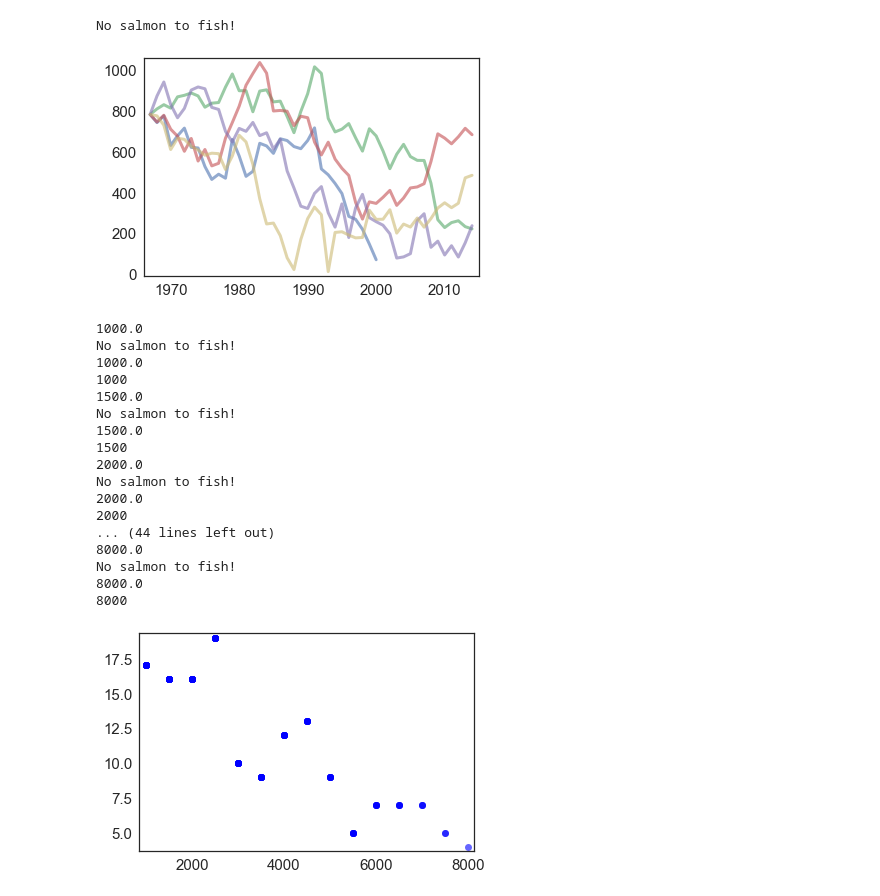
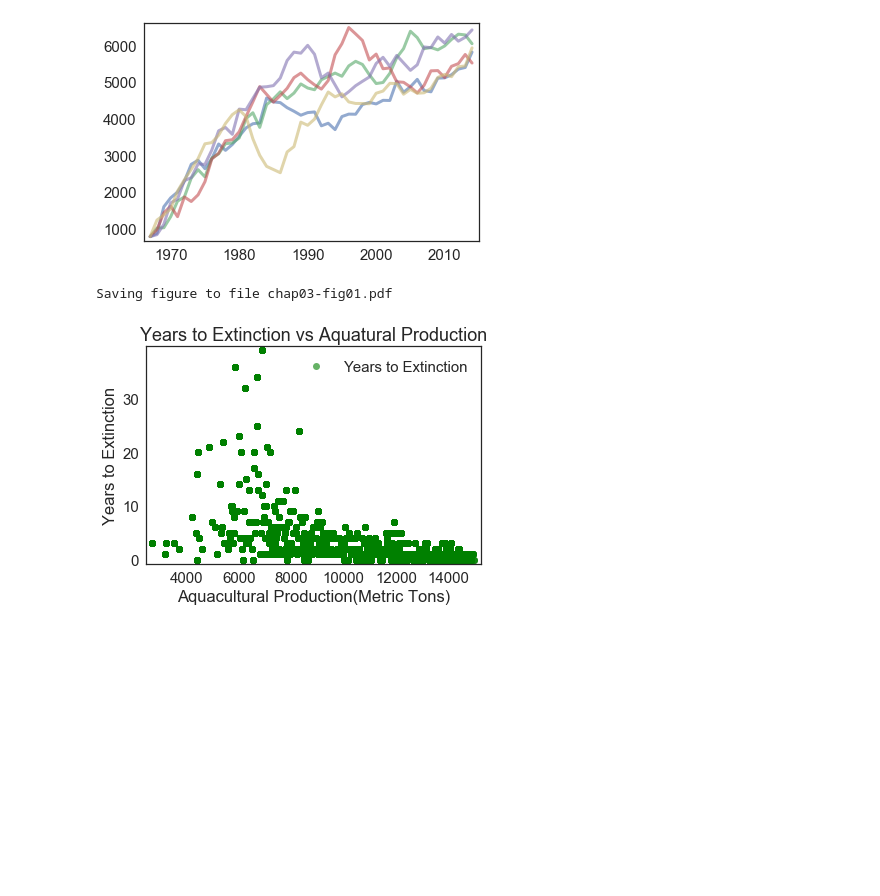
Before and after one commit to QingmuDeng/Project-1, a Jupyter notebook: Project One.ipynb, the cells around one changed output. Saved outputs shown, nothing was run; the diff lists cells and outputs as text; code cells hidden in the pictures; blank space fills up the shorter version.

```diff
--- a/Project One.ipynb
+++ b/Project One.ipynb
@@ -137,16 +145,16 @@ def salmon_update(system, t):
     elif system.returns[t] > 7500:
         n = .05 + .01 * np.random.randn(1)
     pop = system.returns[t] * (1+.5)'''
-    mu, sigma = 350, 200
-    birth = mu + sigma*np.random.randn(1, 1)
-    return birth
+    mu, sigma = 300, 120
+    growth = mu + sigma*np.random.randn(1, 1)
+    return growth
 
 def prdt_update(system, mu, t):
     n = 1
     if system.returns[t] > 10000:
         n = 12
     prdt = mu * n + system.sigma * np.random.randn(1)
-    return prdt / 50
+    return prdt / 20
 
 def run_simulation2(system, update_function1, update_function2, mu):
     system.returns = TimeSeries()
@@ -157,13 +165,13 @@ def run_simulation2(system, update_function1, update_function2, mu):
         #Current mu is the population
         #Comment out the following line and run run_simulation2(mu = values_to_sweep)
         mu = system.returns[year]
-
+        #mu = 8986
 
         fishing = update_function2(system, mu, year)
         if system.returns[year] - fishing < 0:
             print('No salmon to fish!')
             break
-        system.returns[year+1] = system.returns[year] - fishing
+        system.returns[year+1] = system.returns[year] - fishing + update_function1(system, year)
     return system.returns
 
 salmon = System(t0 = salmon_pop.index[0],
@@ -178,8 +186,7 @@ for i  in range(5):
 #30% Aquation
     plot(returns)
 # %% [output]
-No salmon to fish!
-[figure, old version]
+[figure, new version]
 # %%
 def run_simulation3(update_function1, update_function2, mu):
     system = System(t0 = salmon_pop.index[0],
@@ -187,7 +194,8 @@ def run_simulation3(update_function1, update_function2, mu):
                     p0 = salmon_pop.total[salmon_pop.index[0]],
                     sigma = 4035)
     t_end = 2500
-    print(mu)
+    #print(mu)
+
     system.returns = TimeSeries()
     system.returns[system.t0] = system.p0
     for year in range(system.t0, system.t_end):
@@ -195,43 +203,49 @@ def run_simulation3(update_function1, update_function2, mu):
         #Current mu is the population
         #Comment out the following line and run run_simulation2(mu = values_to_sweep)
         #mu = system.returns[year]
-
+        #mu = 8968
 
         fishing = update_function2(system, mu, year)
         if system.returns[year] - fishing < 0:
-            print('No salmon to fish!')
-            print(mu)
+            #print('No salmon to fish!')
+            #print(mu)
             index = int(mu)
-            print(index)
+            #print(index)
             years_to_extinct[index] = year - system.t0
             break
-        system.returns[year+1] = system.returns[year] - fishing
+        system.returns[year+1] = system.returns[year] - fishing + update_function1(system, year)
     return system
+# %%
+def salmon_update(system, t):
+    '''
+    n = None
+    if system.returns[t] < 3000:
+        n = .5 + 0.01 * np.random.randn(1)
+    elif 7500 > system.returns[t] > 3000:
+        n = .2 + 0.05 * np.random.randn(1)
+    elif system.returns[t] > 7500:
+        n = .05 + .01 * np.random.randn(1)
+    pop = system.returns[t] * (1+.5)'''
+    mu, sigma = 300, 100
+    growth = mu + sigma*np.random.randn(1, 1)
+    return growth
 # %%
 years_to_extinct = TimeSeries()
 newfig()
-for mu in linrange(1000, 8000, 500):
-    salmon = run_simulation3(salmon_update, prdt_update, mu)
+for prdt_mu in linrange(2000, 15000, 20):
+    salmon = run_simulation3(salmon_update, prdt_update, prdt_mu)
 #years_to_extinct[5000] = 150
 #years_to_extinct[7500] = 100
 #years_to_extinct[10000] = 50
-    plot(years_to_extinct, 'bo')
+    plot(years_to_extinct, 'go', label = 'Years to Extinction')
+
+def decoration():
+    decorate(title = 'Years to Extinction vs Aquatural Production',
+             xlabel = 'Aquacultural Production(Metric Tons)',
+             ylabel = 'Years to Extinction',
+             legend = True)
+decoration()
+savefig('chap03-fig01.pdf')
 # %% [output]
-1000.0
-No salmon to fish!
-1000.0
-1000
-1500.0
-No salmon to fish!
-1500.0
-1500
-2000.0
-No salmon to fish!
-2000.0
-2000
-... (44 lines left out)
-8000.0
-No salmon to fish!
-8000.0
-8000
+Saving figure to file chap03-fig01.pdf
-[figure, old version]
+[figure, new version]
```
Also changed, not shown: parts of 9 cells of this notebook, 9 other files.
